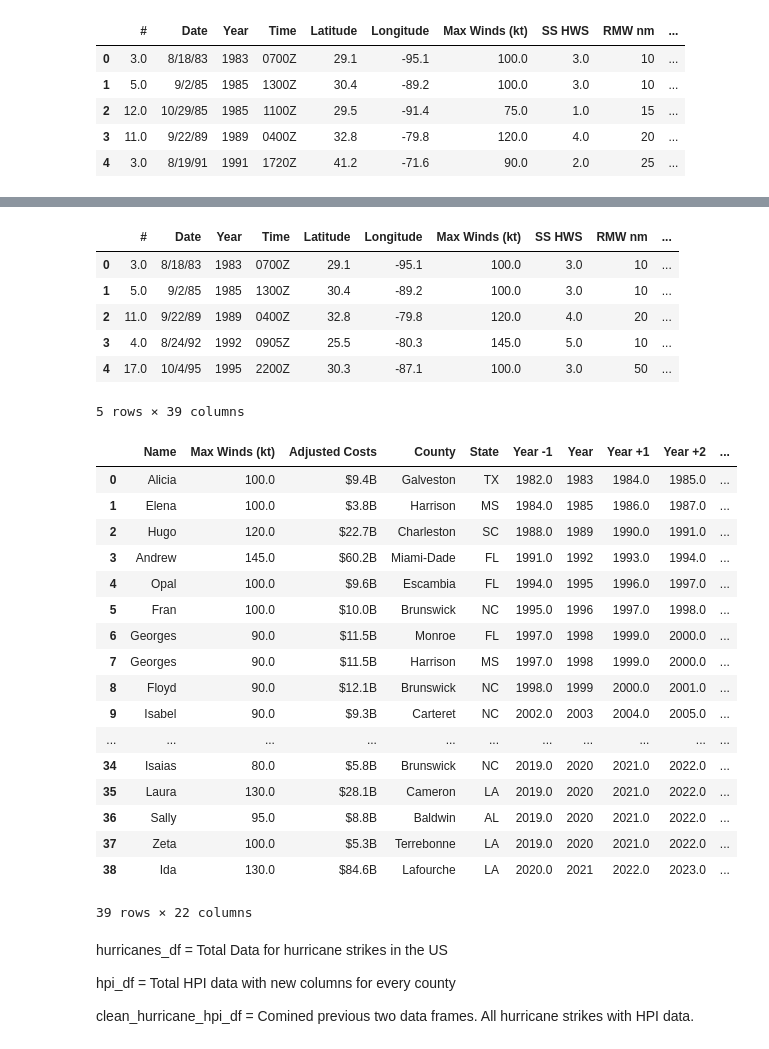
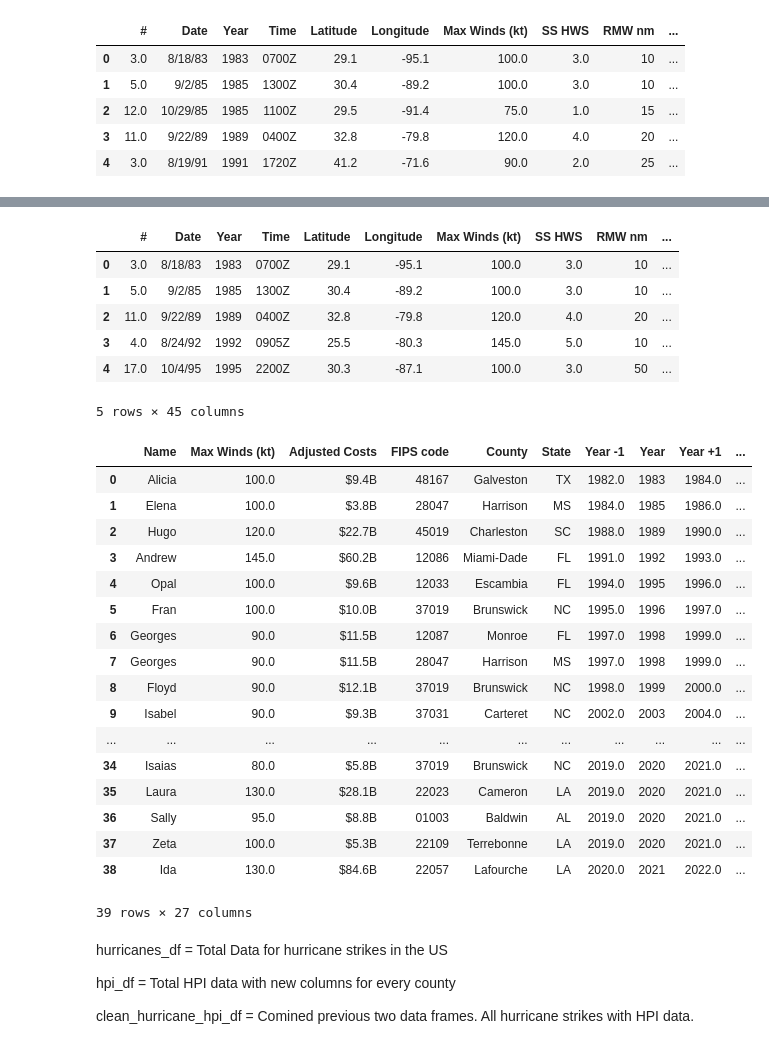
Before and after one commit to chrisadamsv/Dream-Team-Project1, a Jupyter notebook: Project_Data/Group 4 Project 1 MAIN.ipynb, the cells around one changed output, grey strips where cells are left out. Cells and saved outputs as stored; diff of their text form; code cells hidden in the pictures.

Commit message:
Adding Income data to notebook.

```diff
--- a/Project_Data/Group 4 Project 1 MAIN.ipynb
+++ b/Project_Data/Group 4 Project 1 MAIN.ipynb
@@ -263,6 +358,6 @@ hpi_df_csv.head()
 # %%
 #Create an aggregate table to determine mean and median by year by state and by nation
-by_nation = hpi_df_csv.groupby(['Year'])
+by_nation = hpi_income_df_csv.groupby(['Year'])
 change_by_nation = by_nation['Annual Change (%)'].agg(['mean'])
 change_by_nation.head()
 # %% [output]
@@ -323,5 +418,5 @@ change_by_nation.head()
 # %%
-by_state = hpi_df_csv.groupby(['State','Year'])
+by_state = hpi_income_df_csv.groupby(['State','Year'])
 change_by_state = by_state['Annual Change (%)'].agg(['mean'])
 change_by_state = change_by_state.reset_index(level=1)
 change_by_state.head()
@@ -336,10 +431,10 @@ change_by_state.head()
 # %%
 #Add the state and national data to the HPI dataframe
-merged_df = pd.merge(hpi_df_csv,change_by_nation,on = ['Year'],how='outer')
+merged_df = pd.merge(hpi_income_df_csv,change_by_nation,on = ['Year'],how='outer')
 merged_df2 = pd.merge(merged_df,change_by_state,on=['Year','State'],how='outer')
-clean_new_hpi = merged_df2.rename(columns={'mean_x':'National AC Mean','median_x':'National AC Median',
+clean_new_hpi_df = merged_df2.rename(columns={'mean_x':'National AC Mean','median_x':'National AC Median',
                                           'mean_y':'State AC Mean','median_y':'State AC Median'})
 #Display dataframe
-clean_new_hpi.head()
+clean_new_hpi_df
 # %% [output]
 |  | State | County | FIPS code | Year | Annual Change (%) | HPI | HPI with 1990 base | ... |
@@ -352,6 +453,6 @@ clean_new_hpi.head()
 # %%
 #Merge HPI data with hurricane data
-hurricane_hpi_df = pd.merge(hurricanes_df,clean_new_hpi,on=['Year','County','State'],how='inner')
+hurricane_hpi_df = pd.merge(hurricanes_df,clean_new_hpi_df,on=['Year','County','State'],how='inner')
 hurricane_hpi_df.head()
 # %% [output]
 |  | # | Date | Year | Time | Latitude | Longitude | Max Winds (kt) | SS HWS | RMW nm | ... |
@@ -360,36 +461,37 @@ hurricane_hpi_df.head()
 | 2 | 11.0 | 9/22/89 | 1989 | 0400Z | 32.8 | -79.8 | 120.0 | 4.0 | 20 | ... |
 | 3 | 4.0 | 8/24/92 | 1992 | 0905Z | 25.5 | -80.3 | 145.0 | 5.0 | 10 | ... |
 | 4 | 17.0 | 10/4/95 | 1995 | 2200Z | 30.3 | -87.1 | 100.0 | 3.0 | 50 | ... |
-5 rows × 39 columns
+5 rows × 45 columns
 # %%
 #Make a new dataframe with only relevant columns
-clean_hurricane_hpi_df = hurricane_hpi_df[['Name','Max Winds (kt)','Adjusted Costs','County','State',
+clean_hurricane_hpi_df = hurricane_hpi_df[['Name','Max Winds (kt)','Adjusted Costs','FIPS code','County','State',
                         'Year -1','Year','Year +1','Year +2',
                         'Annual Change (%) -1','Annual Change (%)','Annual Change (%) +1','Annual Change (%) +2',
                         'HPI -1','HPI','HPI +1','HPI +2',
                         'National AC Mean -1','National AC Mean','National AC Mean +1','National AC Mean +2',
-                        'State AC Mean']]
+                        'State AC Mean',
+                        'PerCapita Income -1','PerCapita Income','PerCapita Income +1','PerCapita Income +2']]
 clean_hurricane_hpi_df = clean_hurricane_hpi_df[(clean_hurricane_hpi_df['Year']<2022) & (clean_hurricane_hpi_df['Year']>1980)]
 clean_hurricane_hpi_df
 # %% [output]
-|  | Name | Max Winds (kt) | Adjusted Costs | County | State | Year -1 | Year | Year +1 | Year +2 | ... |
-| 0 | Alicia | 100.0 | $9.4B | Galveston | TX | 1982.0 | 1983 | 1984.0 | 1985.0 | ... |
-| 1 | Elena | 100.0 | $3.8B | Harrison | MS | 1984.0 | 1985 | 1986.0 | 1987.0 | ... |
-| 2 | Hugo | 120.0 | $22.7B | Charleston | SC | 1988.0 | 1989 | 1990.0 | 1991.0 | ... |
-| 3 | Andrew | 145.0 | $60.2B | Miami-Dade | FL | 1991.0 | 1992 | 1993.0 | 1994.0 | ... |
-| 4 | Opal | 100.0 | $9.6B | Escambia | FL | 1994.0 | 1995 | 1996.0 | 1997.0 | ... |
-| 5 | Fran | 100.0 | $10.0B | Brunswick | NC | 1995.0 | 1996 | 1997.0 | 1998.0 | ... |
-| 6 | Georges | 90.0 | $11.5B | Monroe | FL | 1997.0 | 1998 | 1999.0 | 2000.0 | ... |
-| 7 | Georges | 90.0 | $11.5B | Harrison | MS | 1997.0 | 1998 | 1999.0 | 2000.0 | ... |
-| 8 | Floyd | 90.0 | $12.1B | Brunswick | NC | 1998.0 | 1999 | 2000.0 | 2001.0 | ... |
-| 9 | Isabel | 90.0 | $9.3B | Carteret | NC | 2002.0 | 2003 | 2004.0 | 2005.0 | ... |
+|  | Name | Max Winds (kt) | Adjusted Costs | FIPS code | County | State | Year -1 | Year | Year +1 | ... |
+| 0 | Alicia | 100.0 | $9.4B | 48167 | Galveston | TX | 1982.0 | 1983 | 1984.0 | ... |
+| 1 | Elena | 100.0 | $3.8B | 28047 | Harrison | MS | 1984.0 | 1985 | 1986.0 | ... |
+| 2 | Hugo | 120.0 | $22.7B | 45019 | Charleston | SC | 1988.0 | 1989 | 1990.0 | ... |
+| 3 | Andrew | 145.0 | $60.2B | 12086 | Miami-Dade | FL | 1991.0 | 1992 | 1993.0 | ... |
+| 4 | Opal | 100.0 | $9.6B | 12033 | Escambia | FL | 1994.0 | 1995 | 1996.0 | ... |
+| 5 | Fran | 100.0 | $10.0B | 37019 | Brunswick | NC | 1995.0 | 1996 | 1997.0 | ... |
+| 6 | Georges | 90.0 | $11.5B | 12087 | Monroe | FL | 1997.0 | 1998 | 1999.0 | ... |
+| 7 | Georges | 90.0 | $11.5B | 28047 | Harrison | MS | 1997.0 | 1998 | 1999.0 | ... |
+| 8 | Floyd | 90.0 | $12.1B | 37019 | Brunswick | NC | 1998.0 | 1999 | 2000.0 | ... |
+| 9 | Isabel | 90.0 | $9.3B | 37031 | Carteret | NC | 2002.0 | 2003 | 2004.0 | ... |
 | ... | ... | ... | ... | ... | ... | ... | ... | ... | ... | ... |
-| 34 | Isaias | 80.0 | $5.8B | Brunswick | NC | 2019.0 | 2020 | 2021.0 | 2022.0 | ... |
-| 35 | Laura | 130.0 | $28.1B | Cameron | LA | 2019.0 | 2020 | 2021.0 | 2022.0 | ... |
-| 36 | Sally | 95.0 | $8.8B | Baldwin | AL | 2019.0 | 2020 | 2021.0 | 2022.0 | ... |
-| 37 | Zeta | 100.0 | $5.3B | Terrebonne | LA | 2019.0 | 2020 | 2021.0 | 2022.0 | ... |
-| 38 | Ida | 130.0 | $84.6B | Lafourche | LA | 2020.0 | 2021 | 2022.0 | 2023.0 | ... |
+| 34 | Isaias | 80.0 | $5.8B | 37019 | Brunswick | NC | 2019.0 | 2020 | 2021.0 | ... |
+| 35 | Laura | 130.0 | $28.1B | 22023 | Cameron | LA | 2019.0 | 2020 | 2021.0 | ... |
+| 36 | Sally | 95.0 | $8.8B | 01003 | Baldwin | AL | 2019.0 | 2020 | 2021.0 | ... |
+| 37 | Zeta | 100.0 | $5.3B | 22109 | Terrebonne | LA | 2019.0 | 2020 | 2021.0 | ... |
+| 38 | Ida | 130.0 | $84.6B | 22057 | Lafourche | LA | 2020.0 | 2021 | 2022.0 | ... |
-39 rows × 22 columns
+39 rows × 27 columns
 # %%
 #Save hurricanes df to directory
 hurricanes_df.to_csv('Output_CSVs/hurricanes_df.csv',index=False)
```
Also changed, not shown: parts of 13 cells of this notebook.
